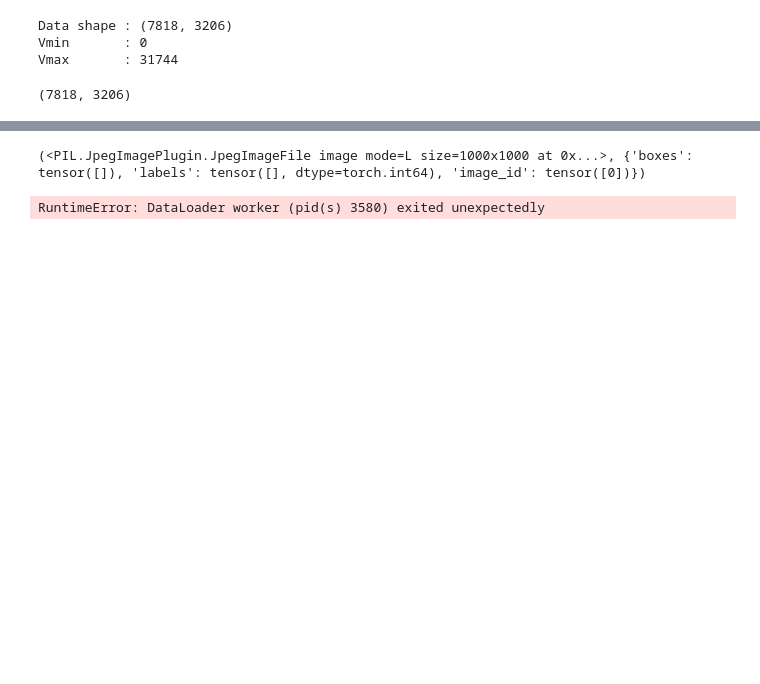
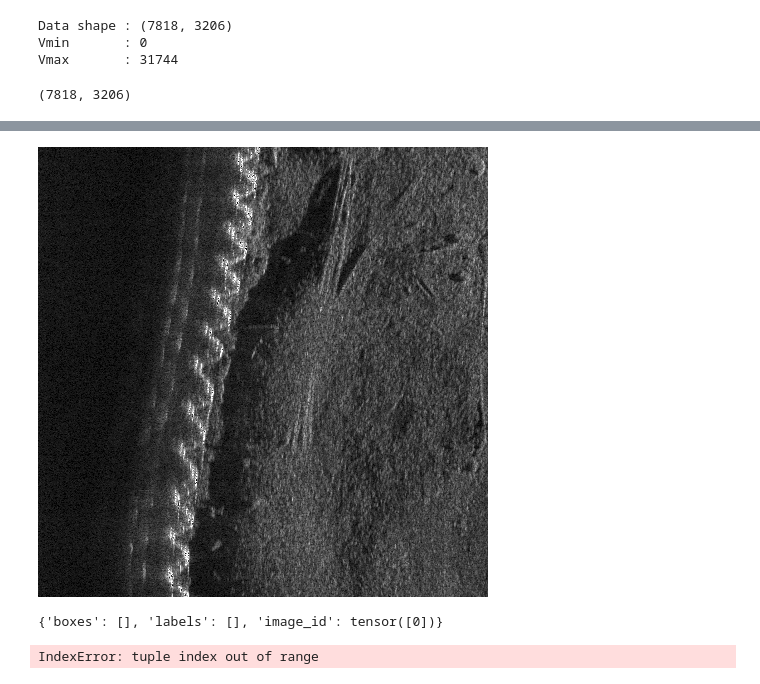
Before and after one commit to Zanz2/Msc_Obj_Det, a Jupyter notebook: parse-jsf.ipynb, the cells around one changed output, grey strips where cells are left out. Drawn from its saved outputs; the diff is of its cells as text; code cells hidden in the pictures; blank space fills up the shorter version.

Commit message:
split dataset, added basic transform pipeline skeleton that preserves bounding boxes

```diff
--- a/parse-jsf.ipynb
+++ b/parse-jsf.ipynb
@@ -567,0 +685,17 @@ def jsf_files_to_images_from_folder(jsf_file_folder,output_image_dims=None,outpu
+# %%
+# go over all the confirmed bodies
+vott_csv = pd.read_csv(csv_proj_file)
+prefix = "C:/Users/zanza/Desktop/MSC_work/Msc_Obj_Det/data/vott/run3_big/output/vott-csv-export/"
+
+you_want_to_do_this = False
+if you_want_to_do_this:
+    for index,something in vott_csv.iterrows():
+        real_name = something["image"]#unquote(something["image"])
+        if not something["label"] == "confirmed_body": continue
+        path = prefix+real_name
+        im = Image.open(path)
+        # This method will show image in any image viewer
+        print(unquote(something["image"]))
+        print("{},{}".format(something["xmin"],something["ymin"]))
+        im.show()
+        #bla_bla = input("Press enter to continue")
@@ -641,24 +908,24 @@ class SonarDataset(torch.utils.data.Dataset):
 # %%
-sonar_transform = transforms.Compose([ # these dont preserve bounding boxes, so i cant use them
-    transforms.ToPILImage(),
-    #transforms.Resize((250,250)),
-    transforms.RandomHorizontalFlip(),
-    transforms.RandomRotation(180),
-    transforms.RandomResizedCrop(340), #  Bigger image = more vram usage
-    transforms.ToTensor(),
-    transforms.Normalize([0.485, 0.456, 0.406], [0.229, 0.224, 0.225])
-    # (the means and standard deviations of each of the 3 image channels)
-])
+def visualize(image):
+    display(Image.fromarray(image))
 
 
-sonar_dataset = SonarDataset("data/vott/run2/output/vott-csv-export",None)
-print(sonar_dataset[0])
+output_folder = "C:/Users/zanza/Desktop/MSC_work/Msc_Obj_Det/data/vott/run3_big/output/vott-csv-export/"
+csv_file = output_folder+"06_02_2022_BIG-export.csv"
+train = output_folder+"train"
+dev = output_folder+"dev"
+test = output_folder+"test"
 
-data_loader = torch.utils.data.DataLoader(
- sonar_dataset, batch_size=2, shuffle=True, num_workers=4,
- collate_fn=utils2.collate_fn)
+train_dataset = SonarDataset(train,csv_file,sonar_transform)
+dev_dataset = SonarDataset(dev,csv_file,sonar_transform)
+test_dataset = SonarDataset(test,csv_file,sonar_transform)
+
+visualize(train_dataset[0][0])
+print(train_dataset[0][1])
 # %% [output]
+[figure, added]
-(<PIL.JpegImagePlugin.JpegImageFile image mode=L size=1000x1000 at 0x...>, {'boxes': tensor([]), 'labels': tensor([], dtype=torch.int64), 'image_id': tensor([0])})
+{'boxes': [], 'labels': [], 'image_id': tensor([0])}
+IndexError: tuple index out of range
 # %%
 # load a model pre-trained on COCO
 model = torchvision.models.detection.fasterrcnn_resnet50_fpn(pretrained=True)
@@ -673,15 +940,15 @@ model.roi_heads.box_predictor = FastRCNNPredictor(in_features, num_classes)
 # %%
 # train on the GPU or on the CPU, if a GPU is not available
 
-#device = torch.device('cuda') if torch.cuda.is_available() else torch.device('cpu') # too slow on laptop
-device = torch.device('cpu')
+device = torch.device('cuda') if torch.cuda.is_available() else torch.device('cpu') # too slow on laptop
+#device = torch.device('cpu')
 
 
 # our dataset has two classes only - background and person
 num_classes = 2
 # use our dataset and defined transformations
-dataset_train = SonarDataset("data/split_data/train",None)
-dataset_test = SonarDataset("data/split_data/test",None)
+dataset_train = SonarDataset("data/split_data/train",sonar_transform)
+dataset_test = SonarDataset("data/split_data/test",sonar_transform)
 
 # split the dataset in train and test set # DID THIS ON MY OWN
 #indices = torch.randperm(len(dataset)).tolist()
@@ -690,12 +957,12 @@ dataset_test = SonarDataset("data/split_data/test",None)
 
 # define training and validation data loaders
 data_loader = torch.utils.data.DataLoader(
-    dataset_train, batch_size=1, shuffle=True, num_workers=1,
-    collate_fn=utils2.collate_fn)
+    dataset_train, batch_size=3, shuffle=True, num_workers=1,pin_memory=True,drop_last=True,
+    collate_fn=obj_collate_fn)
 
 data_loader_test = torch.utils.data.DataLoader(
-    dataset_test, batch_size=1, shuffle=False, num_workers=1,
-    collate_fn=utils2.collate_fn)
+    dataset_test, batch_size=3, shuffle=False, num_workers=1,pin_memory=True,drop_last=True,
+    collate_fn=obj_collate_fn)
 
 
 # move model to the right device
@@ -715,7 +982,7 @@ num_epochs = 10
 
 for epoch in range(num_epochs):
     # train for one epoch, printing every 10 iterations
-    engine.train_one_epoch(model, optimizer, data_loader, device, epoch, print_freq=10)
+    engine.train_one_epoch(model, optimizer, data_loader, device, epoch, print_freq=1)
     print("trained 1 epoch")
     # update the learning rate
     lr_scheduler.step()
@@ -723,5 +990,3 @@ for epoch in range(num_epochs):
     evaluate(model, data_loader_test, device=device)
 
 print("That's it!")
-# %% [output]
-RuntimeError: DataLoader worker (pid(s) 3580) exited unexpectedly
```
Also changed, not shown: parts of 10 cells of this notebook, 2 other files.
